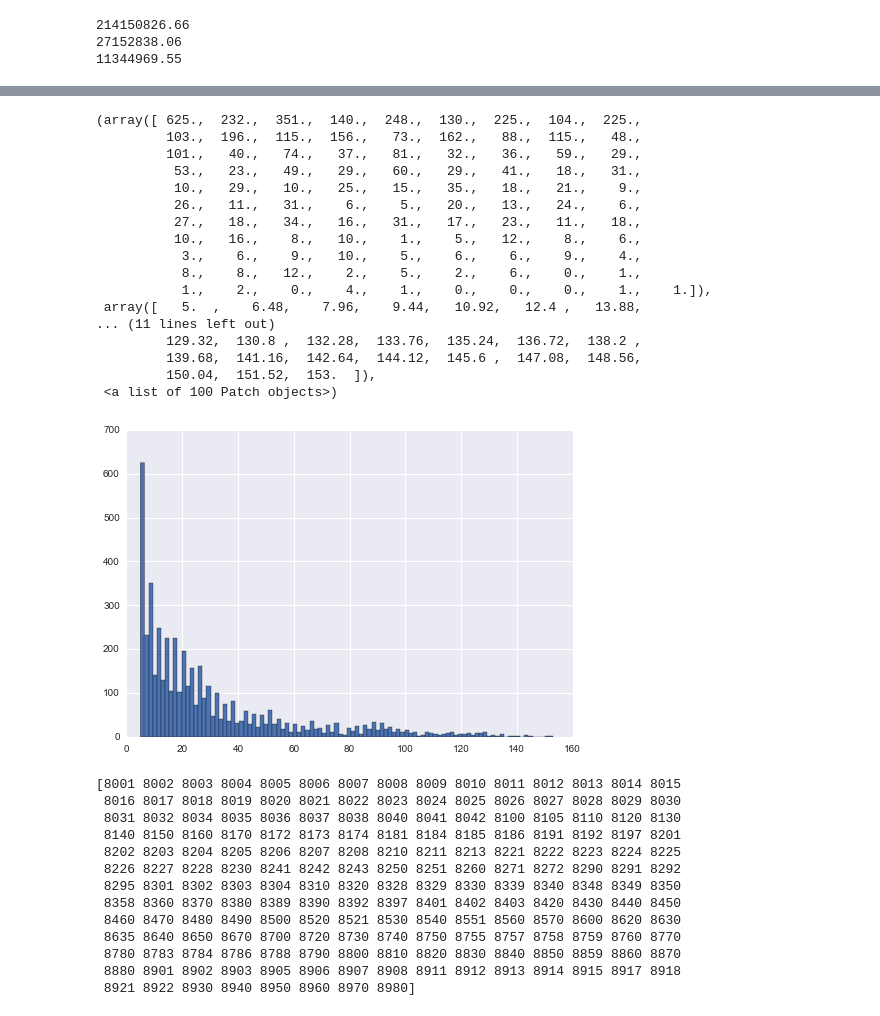
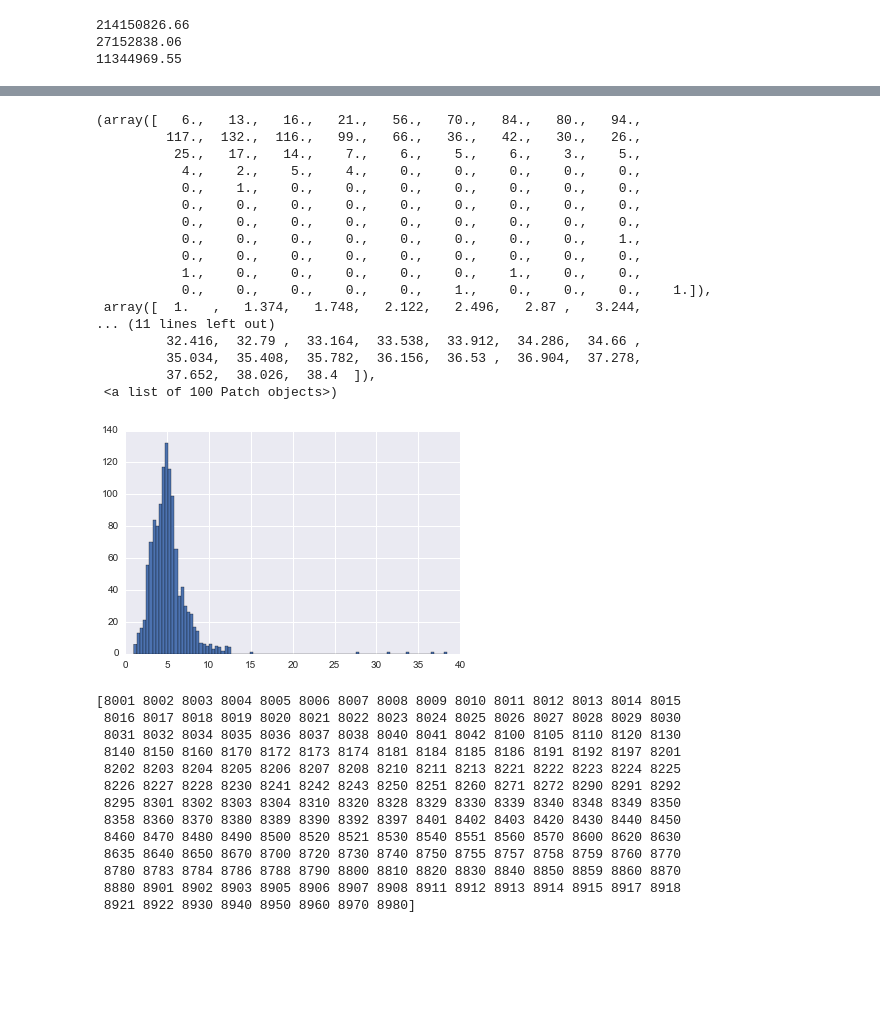
Before and after one commit to TeamUno/project, a Jupyter notebook: initial-exploration/Exploracion-Restaurants_BCN.ipynb, the cells around one changed output, grey strips where cells are left out. Cells and saved outputs as stored; diff of their text form; code cells hidden in the pictures; blank space fills up the shorter version.

```diff
--- a/initial-exploration/Exploracion-Restaurants_BCN.ipynb
+++ b/initial-exploration/Exploracion-Restaurants_BCN.ipynb
@@ -86,4 +64,5 @@ restaurants_bcn[4800:4855]
 # %%
 column="payment"#avgpaybymerch"#"min"#"max"#min" #"avgpaybymerch" #"amountbymerch"
-restaurants_bcn[restaurants_bcn["zipcode"]==8001]
+
+plt.hist(restaurants_bcn["avgpaybymerch"],bins=100)
 # %% [output]
@@ -107,24 +69,21 @@ restaurants_bcn[restaurants_bcn["zipcode"]==8001]
+(array([   6.,   13.,   16.,   21.,   56.,   70.,   84.,   80.,   94.,
+         117.,  132.,  116.,   99.,   66.,   36.,   42.,   30.,   26.,
+          25.,   17.,   14.,    7.,    6.,    5.,    6.,    3.,    5.,
+           4.,    2.,    5.,    4.,    0.,    0.,    0.,    0.,    0.,
+           0.,    1.,    0.,    0.,    0.,    0.,    0.,    0.,    0.,
+           0.,    0.,    0.,    0.,    0.,    0.,    0.,    0.,    0.,
+           0.,    0.,    0.,    0.,    0.,    0.,    0.,    0.,    0.,
+           0.,    0.,    0.,    0.,    0.,    0.,    0.,    0.,    1.,
+           0.,    0.,    0.,    0.,    0.,    0.,    0.,    0.,    0.,
+           1.,    0.,    0.,    0.,    0.,    0.,    1.,    0.,    0.,
+           0.,    0.,    0.,    0.,    0.,    1.,    0.,    0.,    0.,    1.]),
+ array([  1.   ,   1.374,   1.748,   2.122,   2.496,   2.87 ,   3.244,
+... (11 lines left out)
+         32.416,  32.79 ,  33.164,  33.538,  33.912,  34.286,  34.66 ,
+         35.034,  35.408,  35.782,  36.156,  36.53 ,  36.904,  37.278,
+         37.652,  38.026,  38.4  ]),
+ <a list of 100 Patch objects>)
+[figure, added]
-# %%
-plt.hist(restaurants_bcn["merchant"],bins=100)
-# %% [output]
-(array([ 625.,  232.,  351.,  140.,  248.,  130.,  225.,  104.,  225.,
-         103.,  196.,  115.,  156.,   73.,  162.,   88.,  115.,   48.,
-         101.,   40.,   74.,   37.,   81.,   32.,   36.,   59.,   29.,
-          53.,   23.,   49.,   29.,   60.,   29.,   41.,   18.,   31.,
-          10.,   29.,   10.,   25.,   15.,   35.,   18.,   21.,    9.,
-          26.,   11.,   31.,    6.,    5.,   20.,   13.,   24.,    6.,
-          27.,   18.,   34.,   16.,   31.,   17.,   23.,   11.,   18.,
-          10.,   16.,    8.,   10.,    1.,    5.,   12.,    8.,    6.,
-           3.,    6.,    9.,   10.,    5.,    6.,    6.,    9.,    4.,
-           8.,    8.,   12.,    2.,    5.,    2.,    6.,    0.,    1.,
-           1.,    2.,    0.,    4.,    1.,    0.,    0.,    0.,    1.,    1.]),
- array([   5.  ,    6.48,    7.96,    9.44,   10.92,   12.4 ,   13.88,
-... (11 lines left out)
-         129.32,  130.8 ,  132.28,  133.76,  135.24,  136.72,  138.2 ,
-         139.68,  141.16,  142.64,  144.12,  145.6 ,  147.08,  148.56,
-         150.04,  151.52,  153.  ]),
- <a list of 100 Patch objects>)
-[figure, removed]
 # %%
 zipcodes=pd.Series(restaurants_bcn["zipcode"].ravel()).unique()
 print zipcodes
```
Also changed, not shown: parts of 2 cells of this notebook.
